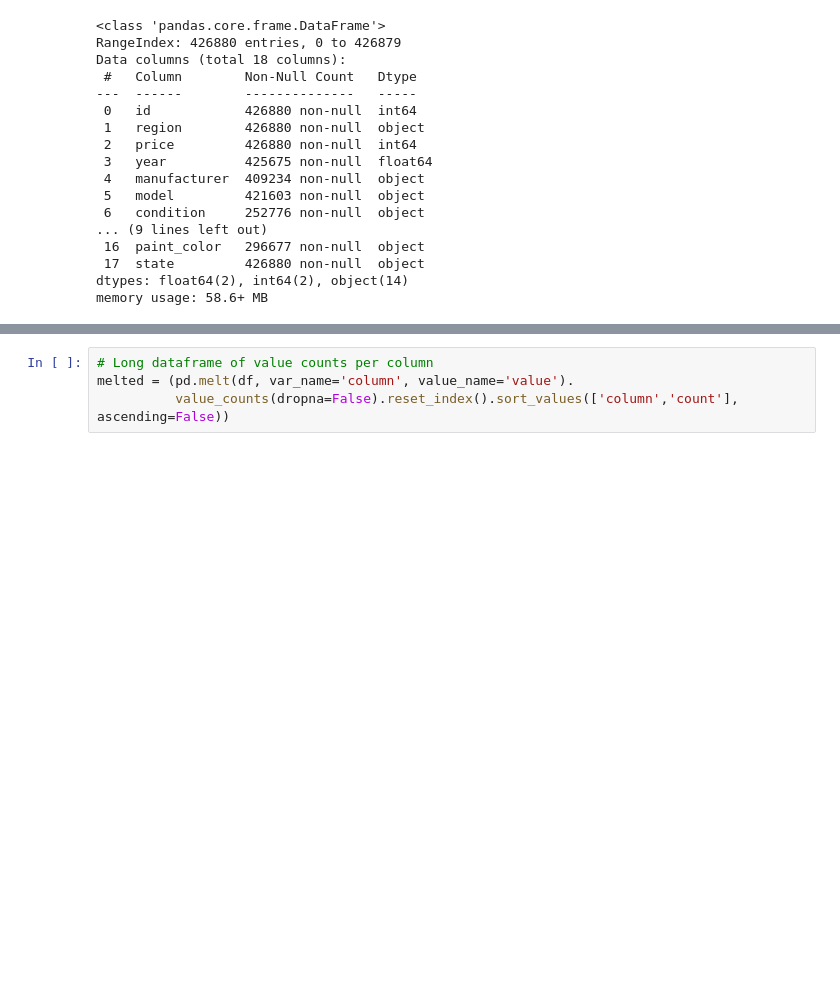
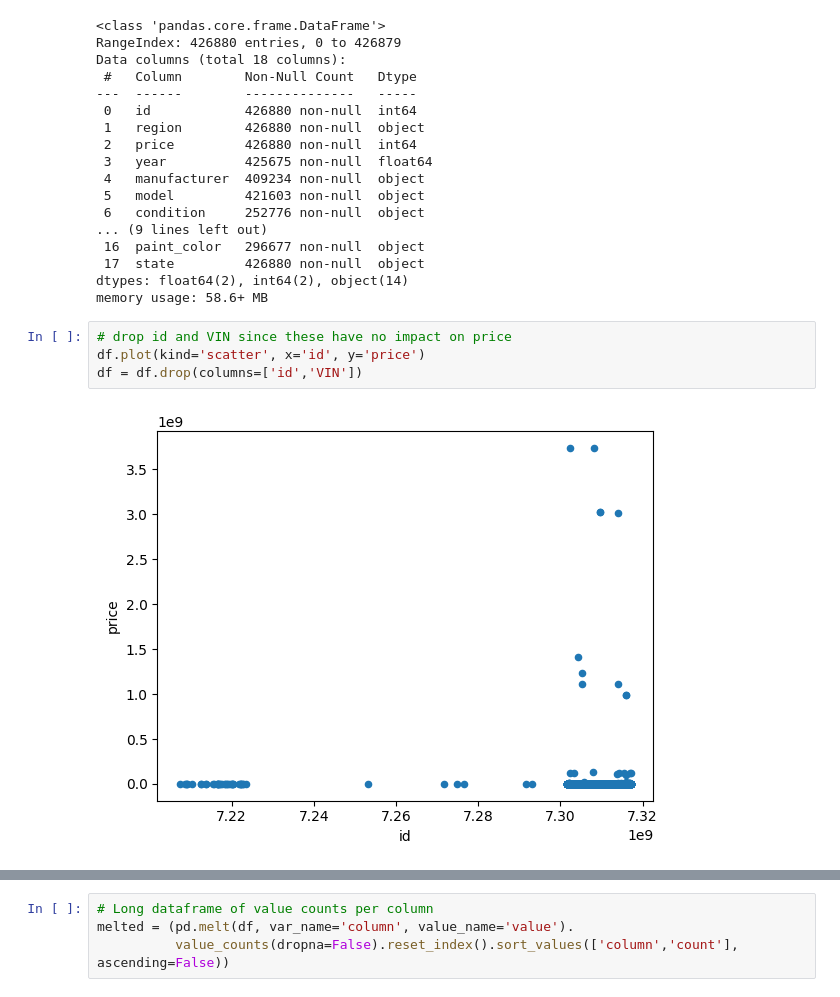
Before and after one commit to Raesu/pcmlai, a Jupyter notebook: Module 11/prompt_II.ipynb, the cells around one changed output, grey strips where cells are left out. Cells and saved outputs as stored; diff of their text form; blank space fills up the shorter version.

```diff
--- a/Module 11/prompt_II.ipynb
+++ b/Module 11/prompt_II.ipynb
@@ -69,4 +69,10 @@ Data columns (total 18 columns):
  17  state         426880 non-null  object
 dtypes: float64(2), int64(2), object(14)
 memory usage: 58.6+ MB
+# %%
+# drop id and VIN since these have no impact on price
+df.plot(kind='scatter', x='id', y='price')
+df = df.drop(columns=['id','VIN'])
+# %% [output]
+[figure, added]
 # %%
```
Also changed, not shown: parts of 18 cells of this notebook.
